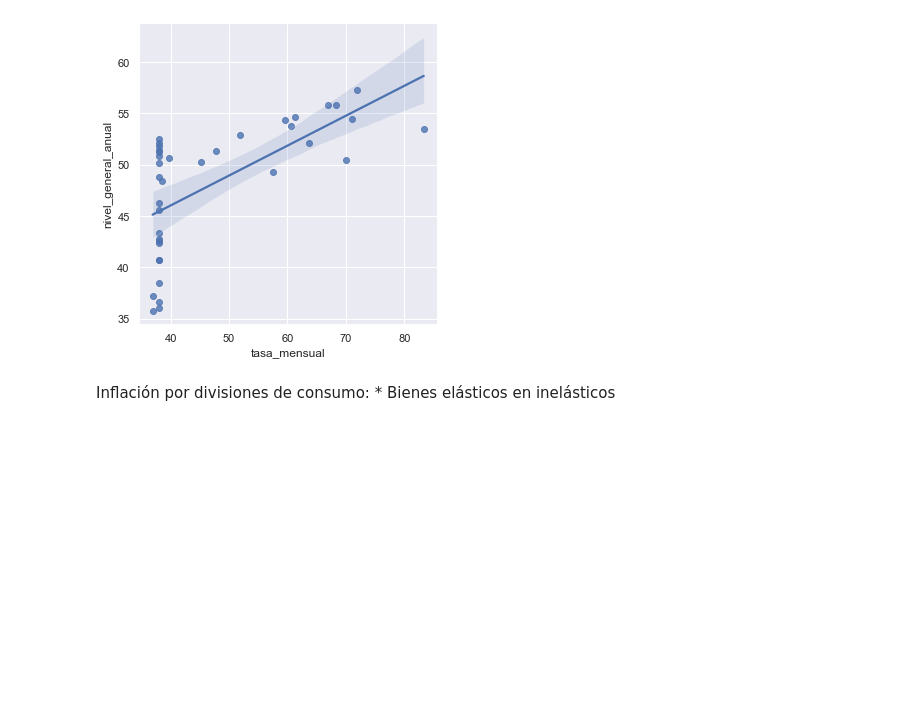
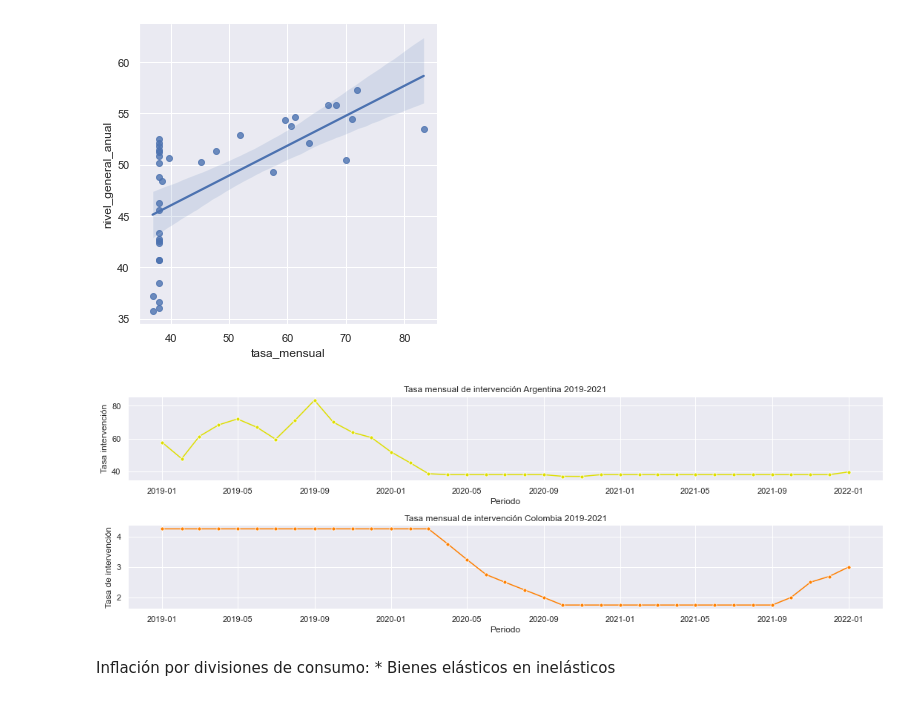
Before and after one commit to jmoralesn2/Tasas_interes_Colombia_Argentina, a Jupyter notebook: Project1.ipynb, the cells around one changed output. Saved outputs shown, nothing was run; the diff lists cells and outputs as text; code cells hidden in the pictures; blank space fills up the shorter version.

```diff
--- a/Project1.ipynb
+++ b/Project1.ipynb
@@ -305,6 +305,22 @@ sns.lmplot(x="tasa_mensual",y="nivel_general_anual", data=info_arg)
 # %% [output]
 <seaborn.axisgrid.FacetGrid at 0x...>
 [figure]
+# %%
+fig6,axes6 = plt.subplots(nrows = 2, ncols = 1, figsize=(15,5))
+
+sns.lineplot(ax=axes6[0], data = info_arg["tasa_mensual"], marker='o',ms=5,color='#dede00')
+axes6[0].set_title("Tasa mensual de intervención Argentina 2019-2021")
+axes6[0].set_xlabel("Periodo")
+axes6[0].set_ylabel("Tasa intervención")
+
+sns.lineplot(ax=axes6[1], data = info_col["tasa_mensual"],marker ='o',ms =5,color='#ff7f00')
+axes6[1].set_title("Tasa mensual de intervención Colombia 2019-2021")
+axes6[1].set_xlabel("Periodo")
+axes6[1].set_ylabel("Tasa de intervención")
+
+plt.tight_layout()
+# %% [output]
+[figure, added]
 # %% [markdown]
 Inflación por divisiones de consumo:
     * Bienes elásticos en inelásticos
```
Also changed, not shown: parts of 5 cells of this notebook.
